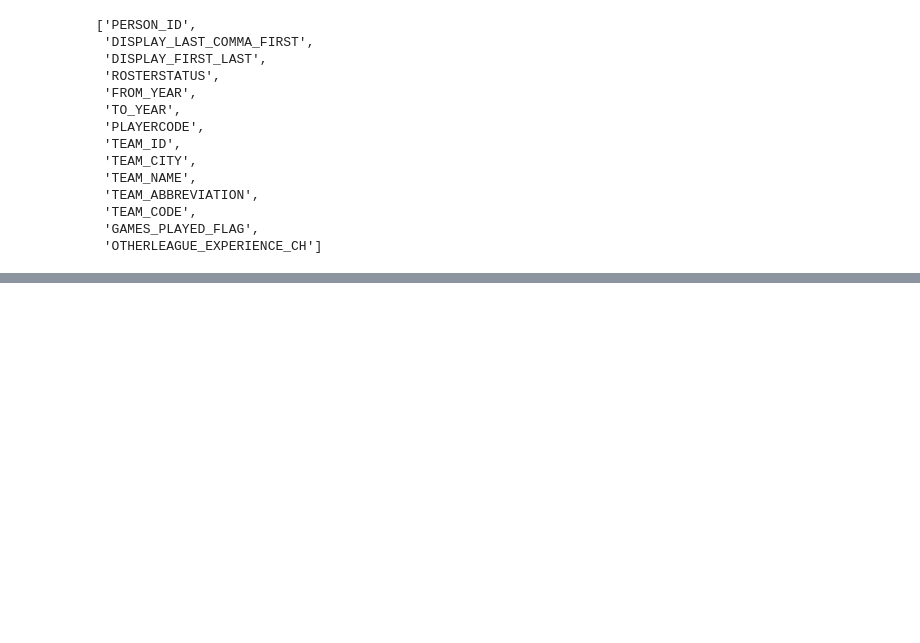
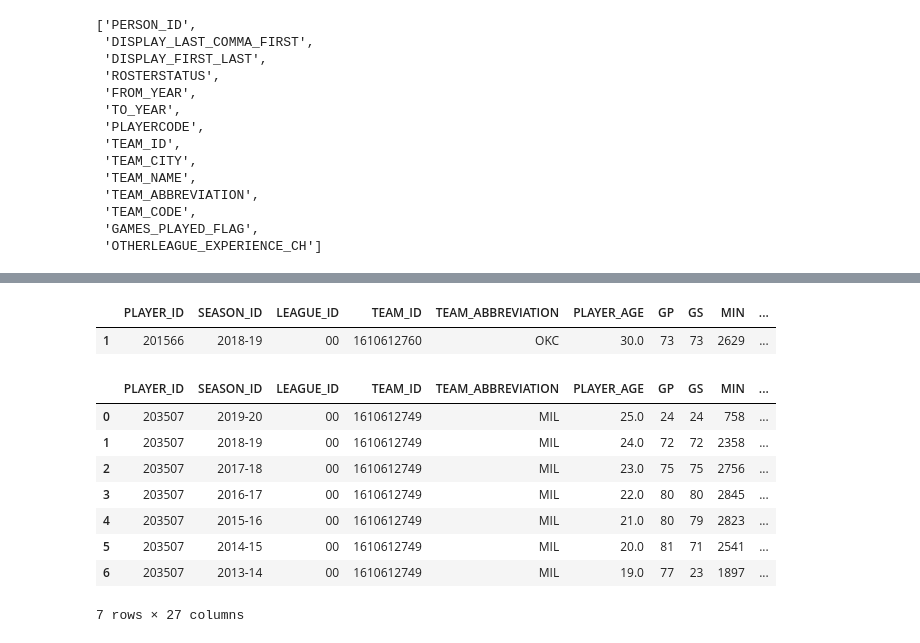
Before and after one commit to menke2013/data-ber-10-19, a Jupyter notebook: module-1_projects/data-thieves-project/your-project/Endgame-Copy1.ipynb, the cells around one changed output, grey strips where cells are left out. Cells and saved outputs as stored; diff of their text form; code cells hidden in the pictures; blank space fills up the shorter version.

```diff
--- a/module-1_projects/data-thieves-project/your-project/Endgame-Copy1.ipynb
+++ b/module-1_projects/data-thieves-project/your-project/Endgame-Copy1.ipynb
@@ -190,5 +193,5 @@ headers = {'user-agent': 'Mozilla/5.0 (Windows 10; Win64; x64) Chrome/38.0.2114.
 # %%
-russnba1 = requests.get(url, headers= headers)
+russnba1 = requests.get(russ_url, headers= headers)
 russnba2 = russnba1.json()
 # %%
 russnba3 = russnba2['resultSets'].copy()
@@ -200,6 +203,10 @@ dfrussnba.columns = playerheaderlist
 # %%
 dfrussnba2 = dfrussnba[::-1].copy()
 dfrussnba2.reset_index(drop=True, inplace=True)
+dfrussnba2.iloc[[1]]
+# %% [output]
+|  | PLAYER_ID | SEASON_ID | LEAGUE_ID | TEAM_ID | TEAM_ABBREVIATION | PLAYER_AGE | GP | GS | MIN | ... |
+| 1 | 201566 | 2018-19 | 00 | 1610612760 | OKC | 30.0 | 73 | 73 | 2629 | ... |
 # %%
 #merging the two tables. using the sportradar table as left table.
 # %%
@@ -210,7 +217,5 @@ dfruss_merged = dfruss1.merge(dfrussnba2, left_index=True, right_index=True)
 # %%
 #Getting the James Harden data from stats.nba.com
 # %%
-url = 'https://stats.nba.com/stats/playerprofilev2?LeagueID=&PerMode=Totals&PlayerID=201935'
-
-headers = {'user-agent': 'Mozilla/5.0 (Windows 10; Win64; x64) Chrome/38.0.2114.2 Safari/537.36'}
+harden_url = 'https://stats.nba.com/stats/playerprofilev2?LeagueID=&PerMode=Totals&PlayerID=201935'
 # %%
@@ -234,11 +239,9 @@ dfhard_merged = dfharden1.merge(dfhardnba2, left_index=True, right_index=True)
 # %%
 #Giannis nba data
 # %%
-url = 'https://stats.nba.com/stats/playerprofilev2?LeagueID=&PerMode=Totals&PlayerID=203507'
-
-headers = {'user-agent': 'Mozilla/5.0 (Windows 10; Win64; x64) Chrome/38.0.2114.2 Safari/537.36'}
+giannis_url = 'https://stats.nba.com/stats/playerprofilev2?LeagueID=&PerMode=Totals&PlayerID=203507'
 # %%
-giannisnba1 = requests.get(url, headers= headers)
+giannisnba1 = requests.get(giannis_url, headers= headers)
 giannisnba2 = giannisnba1.json()
 # %%
 giannisnba3 = giannisnba2['resultSets'].copy()
@@ -249,6 +252,17 @@ dfgiannisnba.columns = playerheaderlist
 # %%
 dfgiannisnba2 = dfgiannisnba[::-1].copy()
 dfgiannisnba2.reset_index(drop=True, inplace=True)
+dfgiannisnba2
+# %% [output]
+|  | PLAYER_ID | SEASON_ID | LEAGUE_ID | TEAM_ID | TEAM_ABBREVIATION | PLAYER_AGE | GP | GS | MIN | ... |
+| 0 | 203507 | 2019-20 | 00 | 1610612749 | MIL | 25.0 | 24 | 24 | 758 | ... |
+| 1 | 203507 | 2018-19 | 00 | 1610612749 | MIL | 24.0 | 72 | 72 | 2358 | ... |
+| 2 | 203507 | 2017-18 | 00 | 1610612749 | MIL | 23.0 | 75 | 75 | 2756 | ... |
+| 3 | 203507 | 2016-17 | 00 | 1610612749 | MIL | 22.0 | 80 | 80 | 2845 | ... |
+| 4 | 203507 | 2015-16 | 00 | 1610612749 | MIL | 21.0 | 80 | 79 | 2823 | ... |
+| 5 | 203507 | 2014-15 | 00 | 1610612749 | MIL | 20.0 | 81 | 71 | 2541 | ... |
+| 6 | 203507 | 2013-14 | 00 | 1610612749 | MIL | 19.0 | 77 | 23 | 1897 | ... |
+7 rows × 27 columns
 # %%
 #merging the two tables. using the sportradar table as left table.
 dfgiannis_merged = dfgiannis1.merge(dfgiannisnba2, left_index=True, right_index=True)
```
Also changed, not shown: parts of 17 cells of this notebook.
